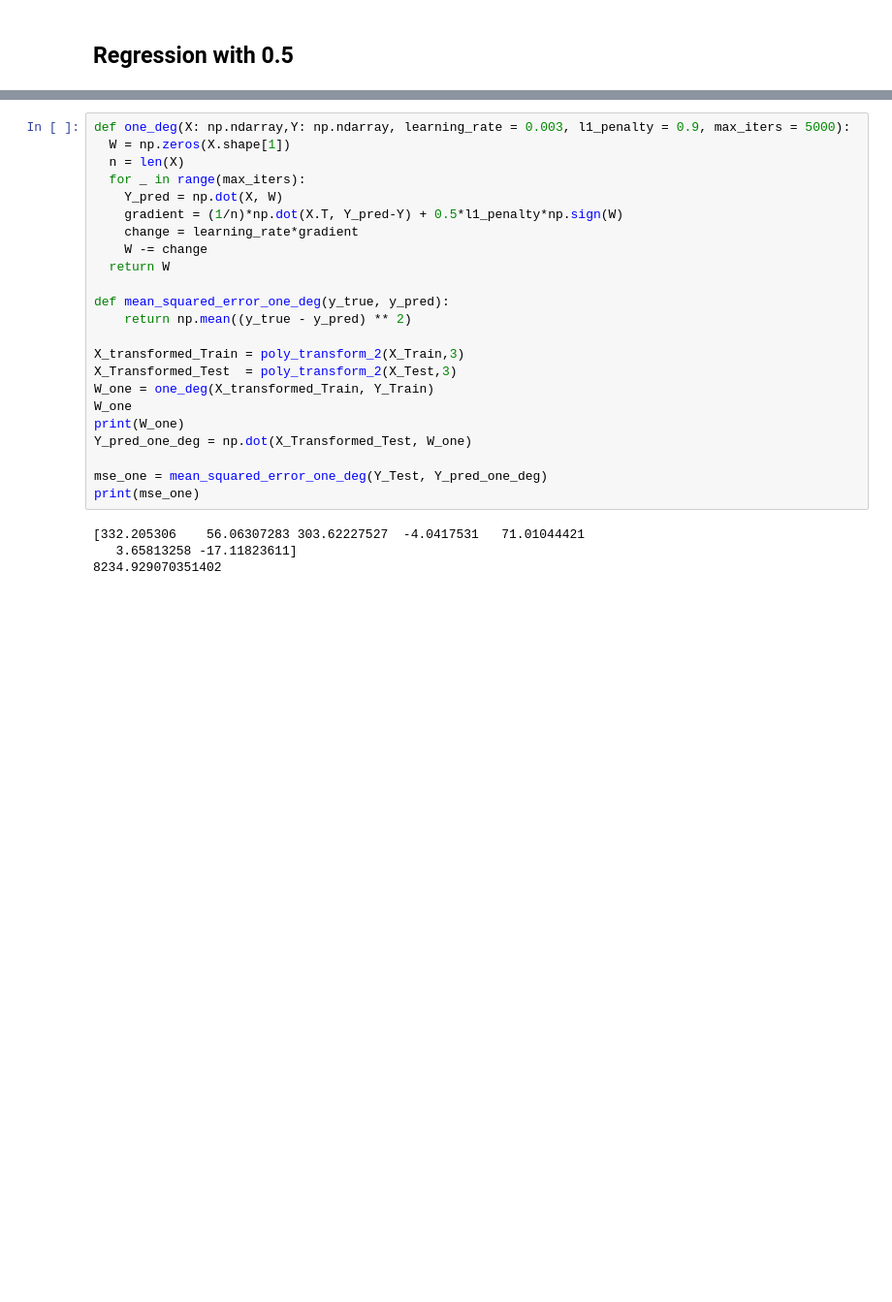
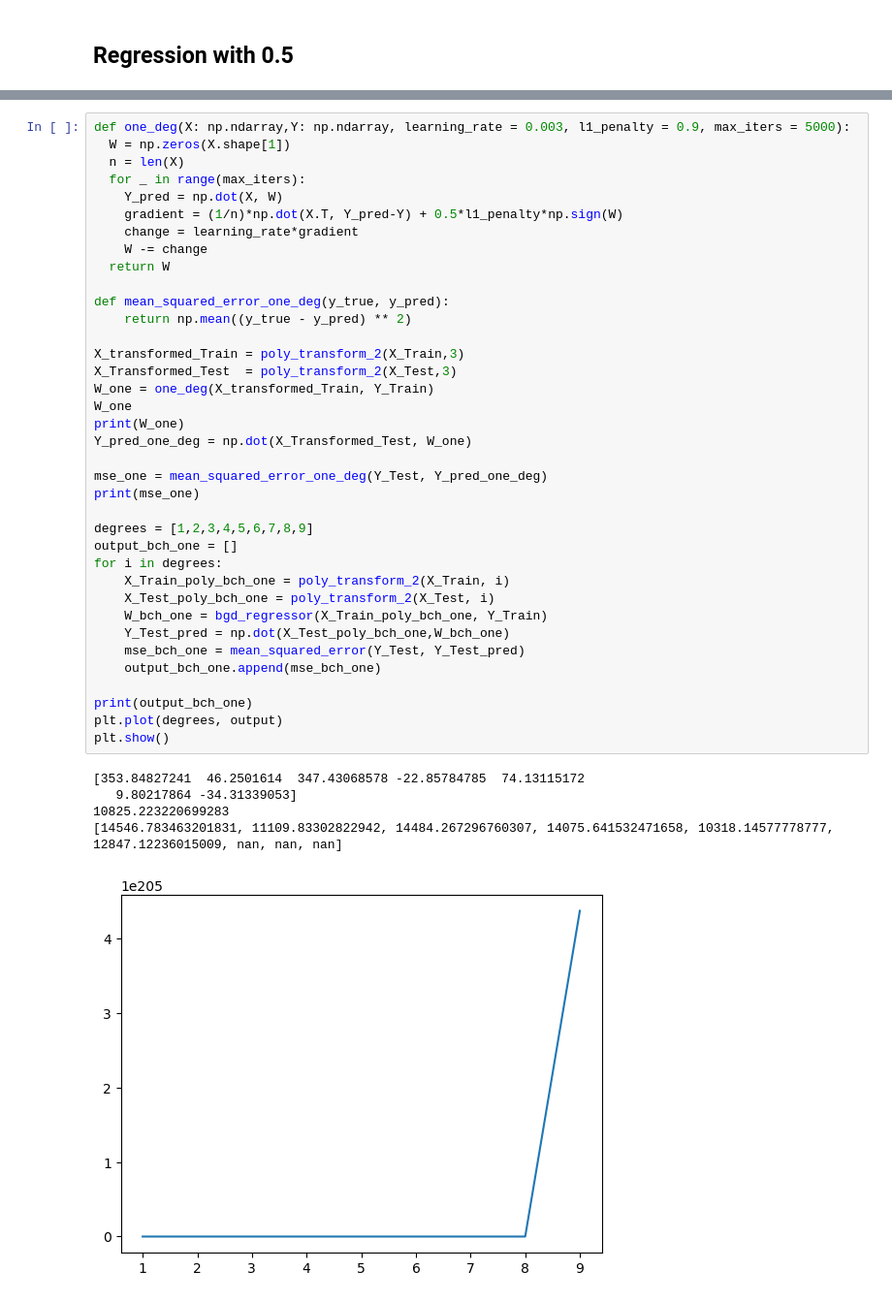
Before and after one commit to sparsh-04/ML, a Jupyter notebook: fods.ipynb, the cells around one changed output, grey strips where cells are left out. Shown: that part at 97% size. Drawn from its saved outputs; the diff is of its cells as text; blank space fills up the shorter version.

```diff
--- a/fods.ipynb
+++ b/fods.ipynb
@@ -177,27 +188,43 @@ print(mse)
 # %%
 def one_deg(X: np.ndarray,Y: np.ndarray, learning_rate = 0.003, l1_penalty = 0.9, max_iters = 5000):
   W = np.zeros(X.shape[1])
   n = len(X)
   for _ in range(max_iters):
     Y_pred = np.dot(X, W)
     gradient = (1/n)*np.dot(X.T, Y_pred-Y) + 0.5*l1_penalty*np.sign(W)
     change = learning_rate*gradient
     W -= change
   return W
 
 def mean_squared_error_one_deg(y_true, y_pred):
     return np.mean((y_true - y_pred) ** 2)
 
 X_transformed_Train = poly_transform_2(X_Train,3)
 X_Transformed_Test  = poly_transform_2(X_Test,3)
 W_one = one_deg(X_transformed_Train, Y_Train)
 W_one
 print(W_one)
 Y_pred_one_deg = np.dot(X_Transformed_Test, W_one)
 
 mse_one = mean_squared_error_one_deg(Y_Test, Y_pred_one_deg)
 print(mse_one)
+
+degrees = [1,2,3,4,5,6,7,8,9]
+output_bch_one = []
+for i in degrees:
+    X_Train_poly_bch_one = poly_transform_2(X_Train, i)
+    X_Test_poly_bch_one = poly_transform_2(X_Test, i)
+    W_bch_one = bgd_regressor(X_Train_poly_bch_one, Y_Train)
+    Y_Test_pred = np.dot(X_Test_poly_bch_one,W_bch_one)
+    mse_bch_one = mean_squared_error(Y_Test, Y_Test_pred)
+    output_bch_one.append(mse_bch_one)
+
+print(output_bch_one)
+plt.plot(degrees, output)
+plt.show()
 # %% [output]
-[332.205306    56.06307283 303.62227527  -4.0417531   71.01044421
-   3.65813258 -17.11823611]
-8234.929070351402
+[353.84827241  46.2501614  347.43068578 -22.85784785  74.13115172
+   9.80217864 -34.31339053]
+10825.223220699283
+[14546.783463201831, 11109.83302822942, 14484.267296760307, 14075.641532471658, 10318.14577778777, 12847.12236015009, nan, nan, nan]
+[figure, added]
```
Also changed, not shown: parts of 9 cells of this notebook.
